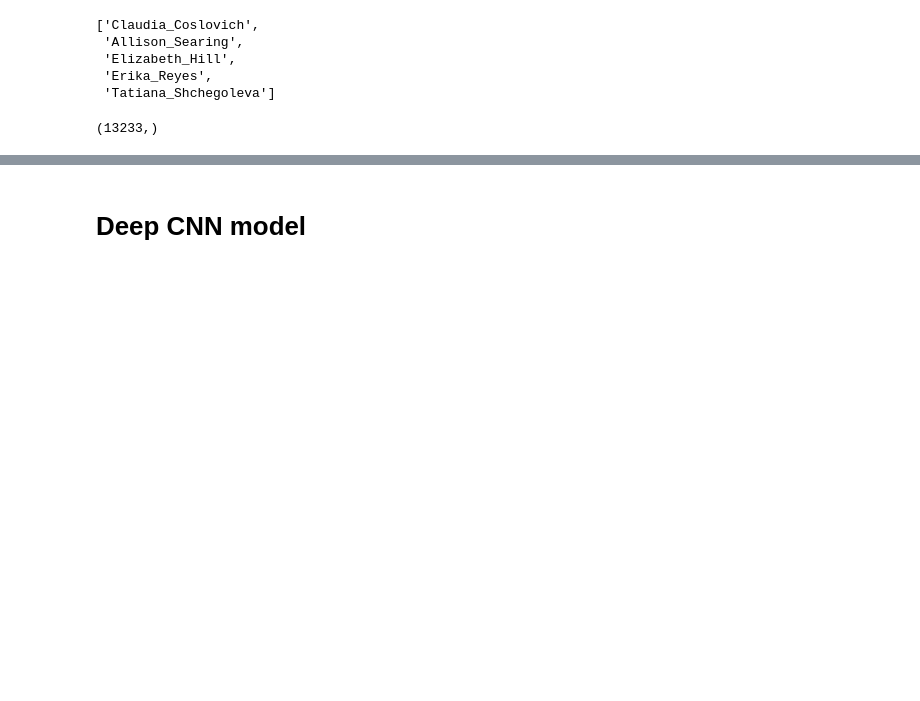
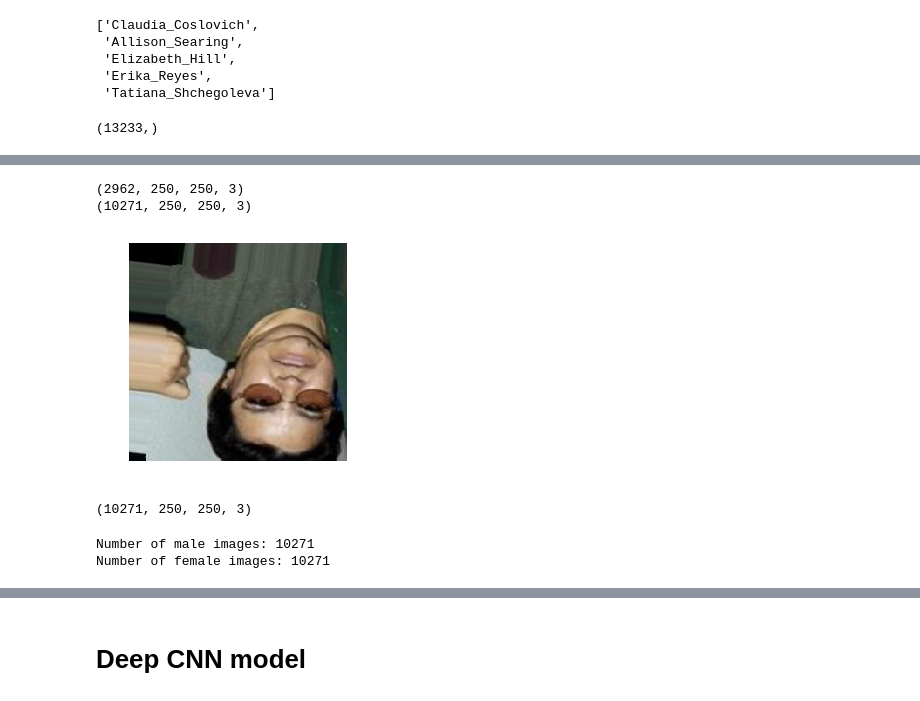
Before and after one commit to hgdangkhoi/Gender-Classification, a Jupyter notebook: Gender Classification.ipynb, the cells around one changed output, grey strips where cells are left out. Saved outputs shown, nothing was run; the diff lists cells and outputs as text; code cells hidden in the pictures; blank space fills up the shorter version.

```diff
--- a/Gender Classification.ipynb
+++ b/Gender Classification.ipynb
@@ -240,0 +138,16 @@ array([[0., 1.],
+# %%
+female_images = []
+male_images = []
+for i in range(len(gender_target)):
+    if gender_target[i] == 'female':
+        female_images.append(image_array[i])
+    else:
+        male_images.append(image_array[i])
+
+female_images = np.array(female_images)
+male_images = np.array(male_images)
+print(female_images.shape)
+print(male_images.shape)
+# %% [output]
+(2962, 250, 250, 3)
+(10271, 250, 250, 3)
@@ -240,0 +174,26 @@ array([[0., 1.],
+# %%
+# read new augmented images
+augmented_images = []
+for image in os.listdir('augmented'):
+    image = plt.imread(os.path.join('augmented/', image))
+    augmented_images.append(image)
+# %%
+augmented_images = np.array(augmented_images)
+# %%
+plt.figure()
+plt.axis('off')
+plt.imshow(augmented_images[0])
+plt.show()
+# %% [output]
+[figure, added]
+# %%
+female_images = np.concatenate((female_images, augmented_images), axis=0)
+female_images.shape
+# %% [output]
+(10271, 250, 250, 3)
+# %%
+print("Number of male images: {}".format(male_images.shape[0]))
+print("Number of female images: {}".format(female_images.shape[0]))
+# %% [output]
+Number of male images: 10271
+Number of female images: 10271
```
Also changed, not shown: parts of 50 cells of this notebook, 1 other file.
